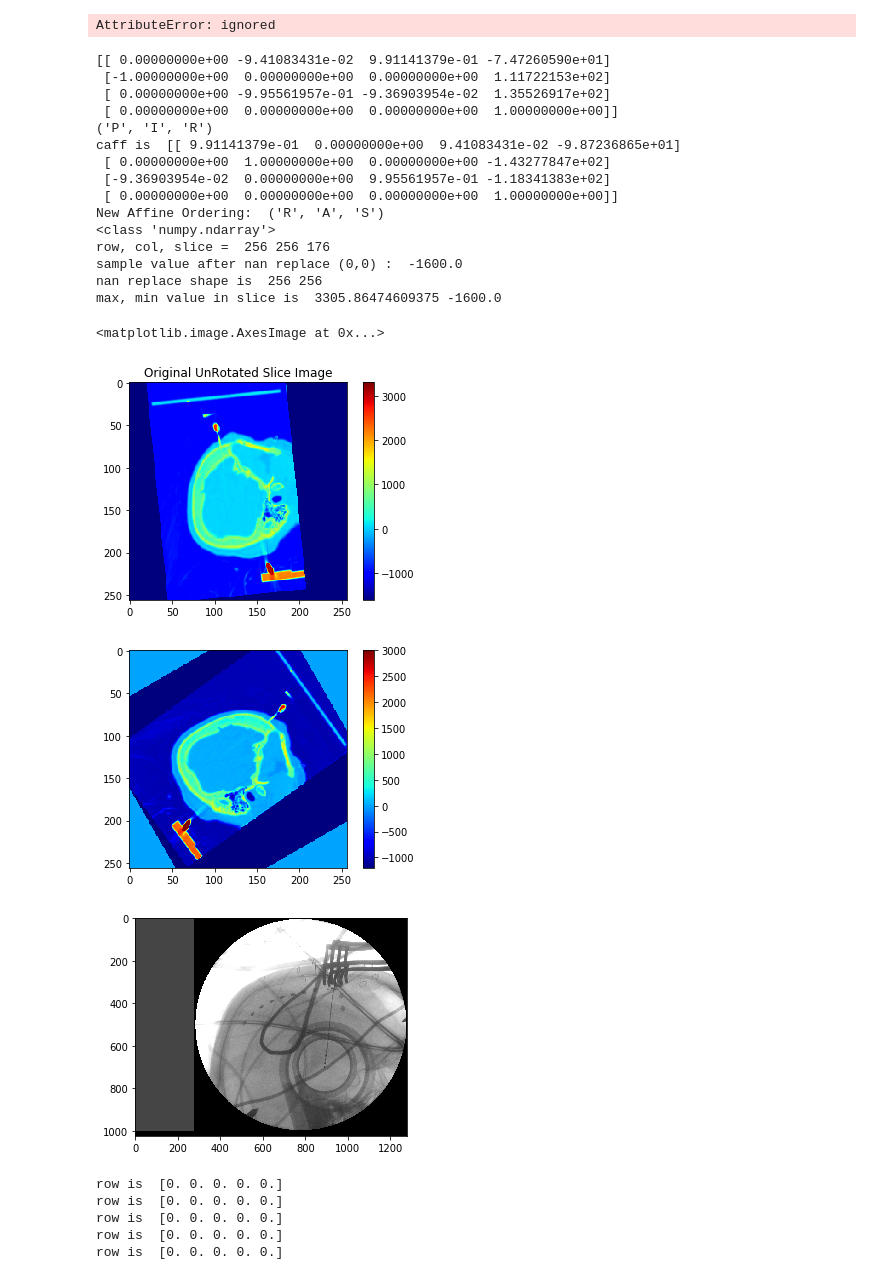
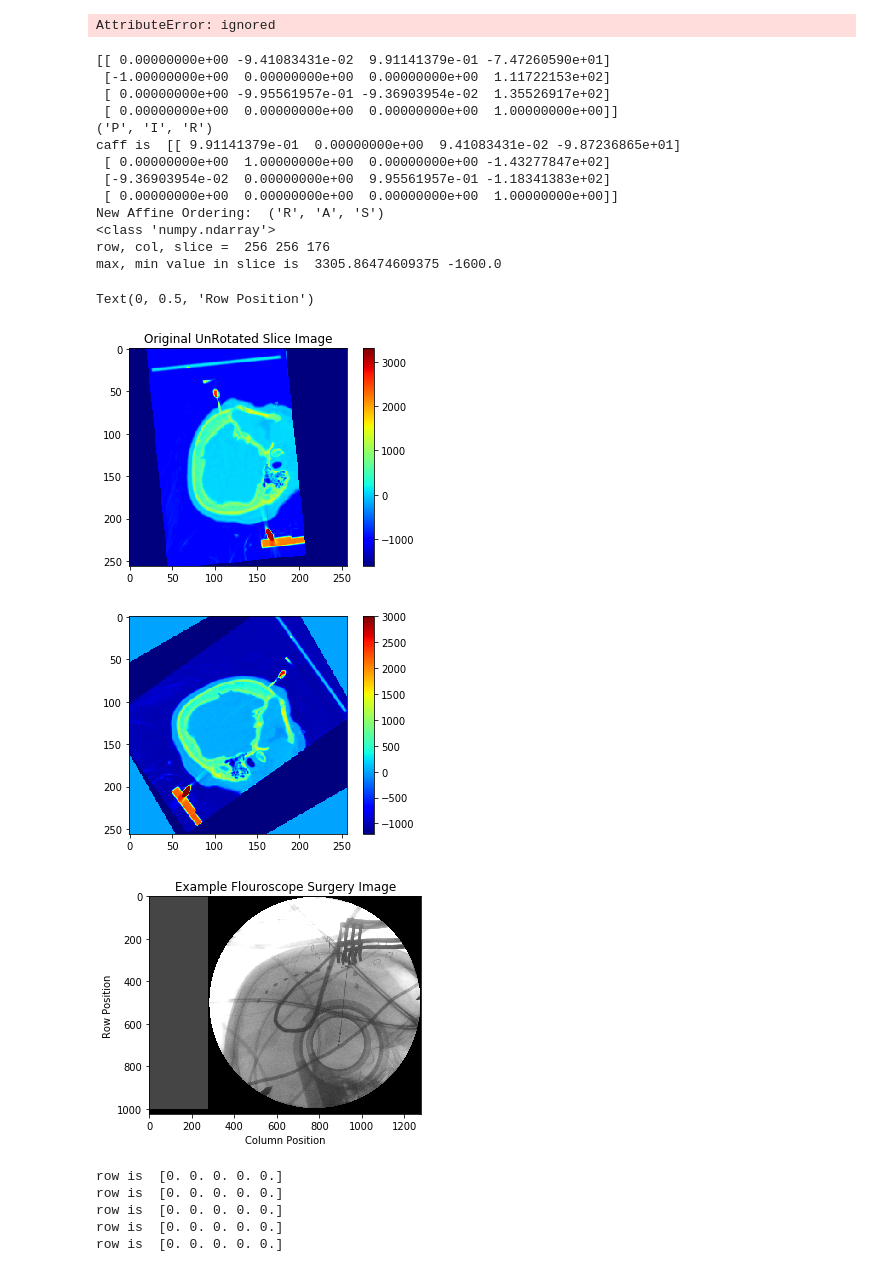
Before and after one commit to wspeier1/BE223A_2019, a Jupyter notebook: CT_Segmentation/read_NIFTI.ipynb, the cells around one changed output. Saved outputs shown, nothing was run; the diff lists cells and outputs as text; code cells hidden in the pictures.

```diff
--- a/CT_Segmentation/read_NIFTI.ipynb
+++ b/CT_Segmentation/read_NIFTI.ipynb
@@ -1179,37 +1270,38 @@ plt.title('Original UnRotated Slice Image')
 plt.colorbar()
 
 #rotate image with scipy, don't alter rotated image
 rot_angle = -60 #degrees CCW
 rot_img = ndimage.rotate(data_ct[:,:,snum],-60, reshape=False)
 plt.figure()
 plt.imshow(rot_img,cmap = 'jet',vmin=-1200, vmax = 3000)
 plt.colorbar()
 
 f = os.path.join(path_dict[4,2],'fluoro_subject_5.tif')
 tiff_file = f
 I = plt.imread(tiff_file)
 plt.figure()
 plt.imshow(I)
+plt.title('Example Flouroscope Surgery Image')
+plt.xlabel('Column Position')
+plt.ylabel('Row Position')
 # %% [output]
 [[ 0.00000000e+00 -9.41083431e-02  9.91141379e-01 -7.47260590e+01]
  [-1.00000000e+00  0.00000000e+00  0.00000000e+00  1.11722153e+02]
  [ 0.00000000e+00 -9.95561957e-01 -9.36903954e-02  1.35526917e+02]
  [ 0.00000000e+00  0.00000000e+00  0.00000000e+00  1.00000000e+00]]
 ('P', 'I', 'R')
 caff is  [[ 9.91141379e-01  0.00000000e+00  9.41083431e-02 -9.87236865e+01]
  [ 0.00000000e+00  1.00000000e+00  0.00000000e+00 -1.43277847e+02]
  [-9.36903954e-02  0.00000000e+00  9.95561957e-01 -1.18341383e+02]
  [ 0.00000000e+00  0.00000000e+00  0.00000000e+00  1.00000000e+00]]
 New Affine Ordering:  ('R', 'A', 'S')
 <class 'numpy.ndarray'>
 row, col, slice =  256 256 176
-sample value after nan replace (0,0) :  -1600.0
-nan replace shape is  256 256
 max, min value in slice is  3305.86474609375 -1600.0
-<matplotlib.image.AxesImage at 0x...>
+Text(0, 0.5, 'Row Position')
 [figure]
 [figure]
-[figure, old version]
+[figure, new version]
 # %%
 a = np.zeros((5,5))
 for row in a:
```
Also changed, not shown: parts of 7 cells of this notebook.
